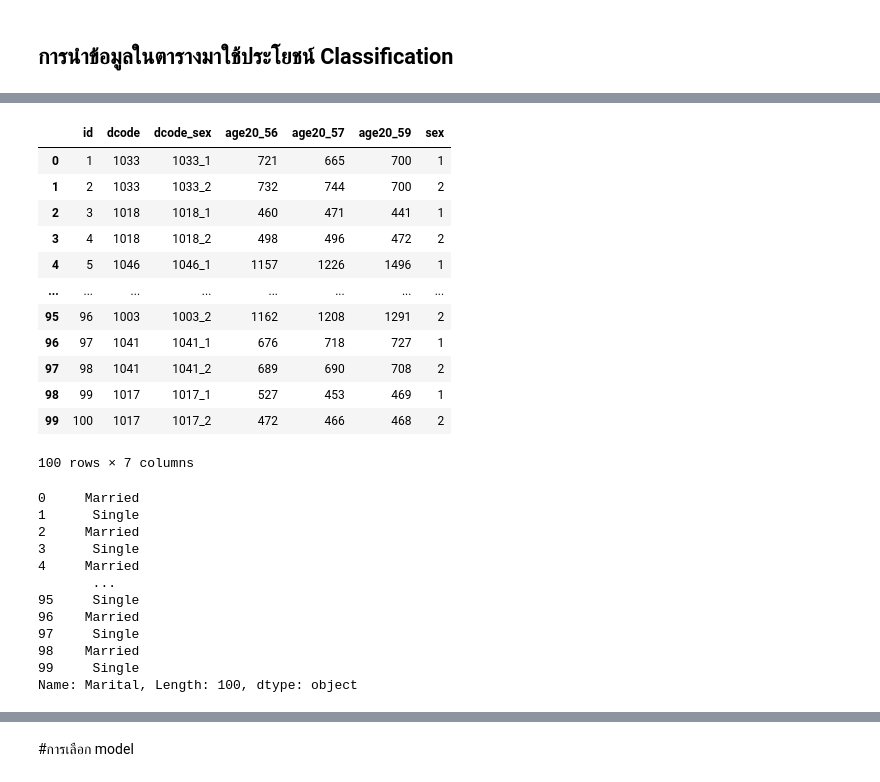
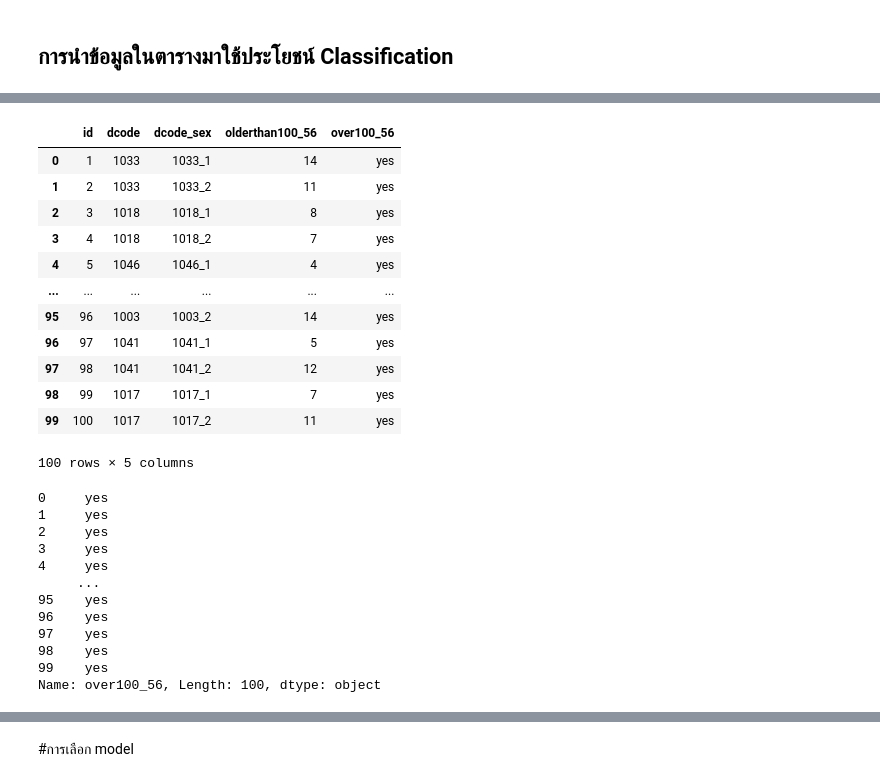
Before and after one commit to kittikhun62/DWDM21, a Jupyter notebook: FinalProject.ipynb, the cells around one changed output, grey strips where cells are left out. Drawn from its saved outputs; the diff is of its cells as text; code cells hidden in the pictures.

```diff
--- a/FinalProject.ipynb
+++ b/FinalProject.ipynb
@@ -139,6 +130,6 @@ dtype: bool
 # %% [markdown]
 ##เลือกข้อมูลที่ต้องการใช้
 # %%
-data0_RE = data0[['id','dcode','dcode_sex','olderthan100_56','0ver100','sex']]
+data0_RE = data0[['id','dcode','dcode_sex','olderthan100_56','over100_56','sex']]
 data0_RE
 # %% [output]
@@ -156,6 +147,6 @@ data0_RE
 | 99 | 100 | 1017 | 1017_2 | 11 | yes | 2 |
 100 rows × 6 columns
 # %%
-data1_RE = data1[['dcode_sex','olderthan100_57','over100']]
+data1_RE = data1[['dcode_sex','olderthan100_57','over100_57']]
 data1_RE
 # %% [output]
@@ -173,6 +164,6 @@ data1_RE
 | 99 | 1017_2 | 12 | yes |
 100 rows × 3 columns
 # %%
-data2_RE = data2[['dcode_sex','olderthan100_59','over100']]
+data2_RE = data2[['dcode_sex','olderthan100_59','over100_59']]
 data2_RE
 # %% [output]
@@ -225,6 +216,3 @@ merged_table_dcode2
 | 98 | 99 | 1017 | 1017_1 | 7 | yes | 1 | 13 | yes | ... |
 | 99 | 100 | 1017 | 1017_2 | 11 | yes | 2 | 12 | yes | ... |
 100 rows × 10 columns
-# %%
-merged_table_dcode2.rename(columns={'Over100':'Over100_56'},inplace = True)
-merged_table_dcode2
@@ -299,36 +256,36 @@ A
 # %%
-AA = merged_table_dcode2.drop(columns=['Marital'])
-AA
+AA = merged_table_dcode2.drop(columns=['over100_57','over100_59','olderthan100_57','olderthan100_59','sex'])
+AA #เอาเเค่ปี56
 # %% [output]
-|  | id | dcode | dcode_sex | age20_56 | age20_57 | age20_59 | sex |
-| 0 | 1 | 1033 | 1033_1 | 721 | 665 | 700 | 1 |
-| 1 | 2 | 1033 | 1033_2 | 732 | 744 | 700 | 2 |
-| 2 | 3 | 1018 | 1018_1 | 460 | 471 | 441 | 1 |
-| 3 | 4 | 1018 | 1018_2 | 498 | 496 | 472 | 2 |
-| 4 | 5 | 1046 | 1046_1 | 1157 | 1226 | 1496 | 1 |
-| ... | ... | ... | ... | ... | ... | ... | ... |
-| 95 | 96 | 1003 | 1003_2 | 1162 | 1208 | 1291 | 2 |
-| 96 | 97 | 1041 | 1041_1 | 676 | 718 | 727 | 1 |
-| 97 | 98 | 1041 | 1041_2 | 689 | 690 | 708 | 2 |
-| 98 | 99 | 1017 | 1017_1 | 527 | 453 | 469 | 1 |
-| 99 | 100 | 1017 | 1017_2 | 472 | 466 | 468 | 2 |
+|  | id | dcode | dcode_sex | olderthan100_56 | over100_56 |
+| 0 | 1 | 1033 | 1033_1 | 14 | yes |
+| 1 | 2 | 1033 | 1033_2 | 11 | yes |
+| 2 | 3 | 1018 | 1018_1 | 8 | yes |
+| 3 | 4 | 1018 | 1018_2 | 7 | yes |
+| 4 | 5 | 1046 | 1046_1 | 4 | yes |
+| ... | ... | ... | ... | ... | ... |
+| 95 | 96 | 1003 | 1003_2 | 14 | yes |
+| 96 | 97 | 1041 | 1041_1 | 5 | yes |
+| 97 | 98 | 1041 | 1041_2 | 12 | yes |
+| 98 | 99 | 1017 | 1017_1 | 7 | yes |
+| 99 | 100 | 1017 | 1017_2 | 11 | yes |
-100 rows × 7 columns
+100 rows × 5 columns
 # %%
-target = merged_table_dcode2['Marital']
+target = merged_table_dcode2['over100_56']
 target
 # %% [output]
-0     Married
-1      Single
-2     Married
-3      Single
-4     Married
-       ...
-95     Single
-96    Married
-97     Single
-98    Married
-99     Single
-Name: Marital, Length: 100, dtype: object
+0     yes
+1     yes
+2     yes
+3     yes
+4     yes
+     ...
+95    yes
+96    yes
+97    yes
+98    yes
+99    yes
+Name: over100_56, Length: 100, dtype: object
 # %%
 from sklearn.tree import DecisionTreeClassifier
 from sklearn.model_selection import train_test_split
```
Also changed, not shown: parts of 26 cells of this notebook.
